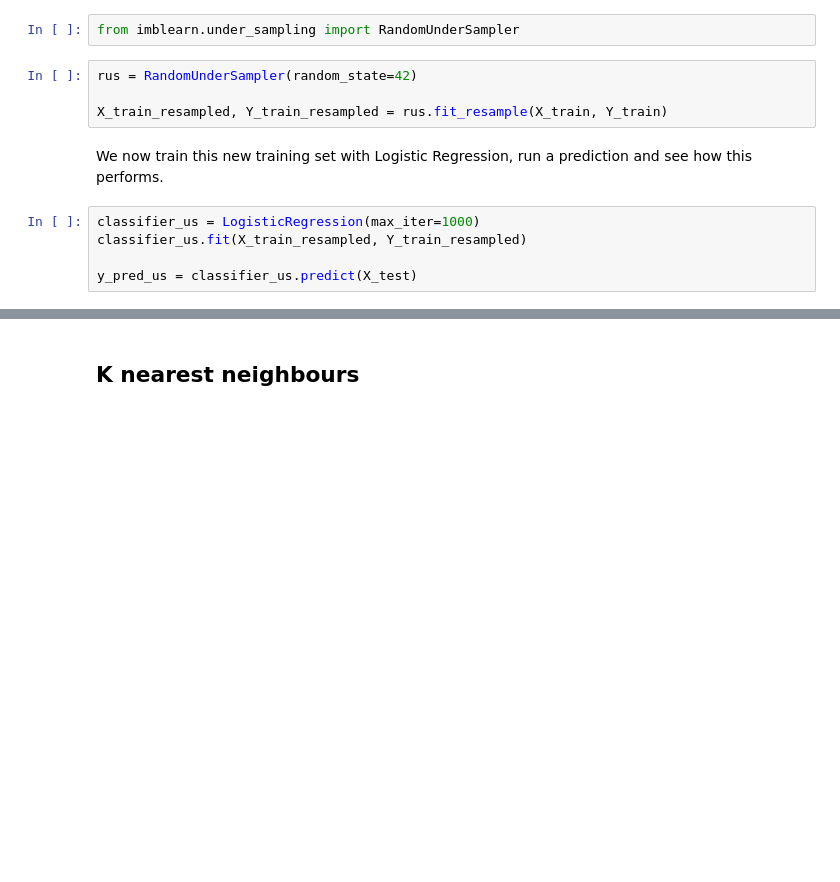
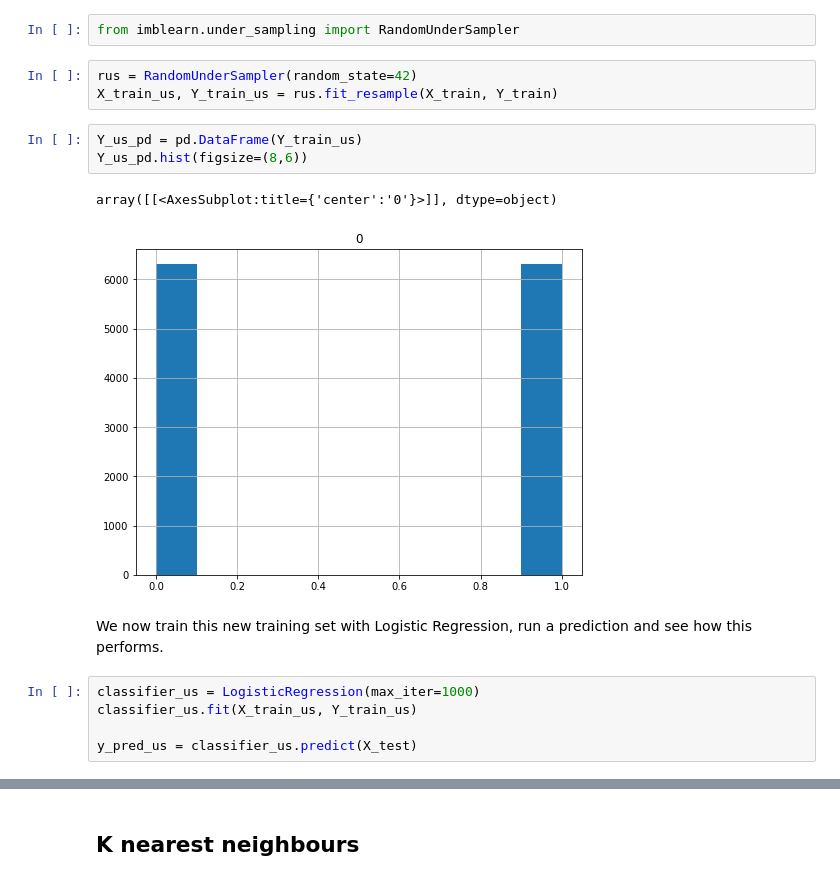
Before and after one commit to flaviagrasso/CSE204_Project, a Jupyter notebook: MachineLearningProject/MACHINE LEARNING PROJECT.ipynb, the cells around one changed output, grey strips where cells are left out. Saved outputs shown, nothing was run; the diff lists cells and outputs as text; blank space fills up the shorter version.

```diff
--- a/MachineLearningProject/MACHINE LEARNING PROJECT.ipynb
+++ b/MachineLearningProject/MACHINE LEARNING PROJECT.ipynb
@@ -423,13 +497,18 @@ We start by importing RandomUnderSampler from Imbalanced-learn. We then resample
 from imblearn.under_sampling import RandomUnderSampler
 # %%
 rus = RandomUnderSampler(random_state=42)
-
-X_train_resampled, Y_train_resampled = rus.fit_resample(X_train, Y_train)
+X_train_us, Y_train_us = rus.fit_resample(X_train, Y_train)
+# %%
+Y_us_pd = pd.DataFrame(Y_train_us)
+Y_us_pd.hist(figsize=(8,6))
+# %% [output]
+array([[<AxesSubplot:title={'center':'0'}>]], dtype=object)
+[figure, added]
 # %% [markdown]
 We now train this new training set with Logistic Regression, run a prediction and see how this performs.
 # %%
 classifier_us = LogisticRegression(max_iter=1000)
-classifier_us.fit(X_train_resampled, Y_train_resampled)
+classifier_us.fit(X_train_us, Y_train_us)
 
 y_pred_us = classifier_us.predict(X_test)
 # %%
```
Also changed, not shown: parts of 29 cells of this notebook.
